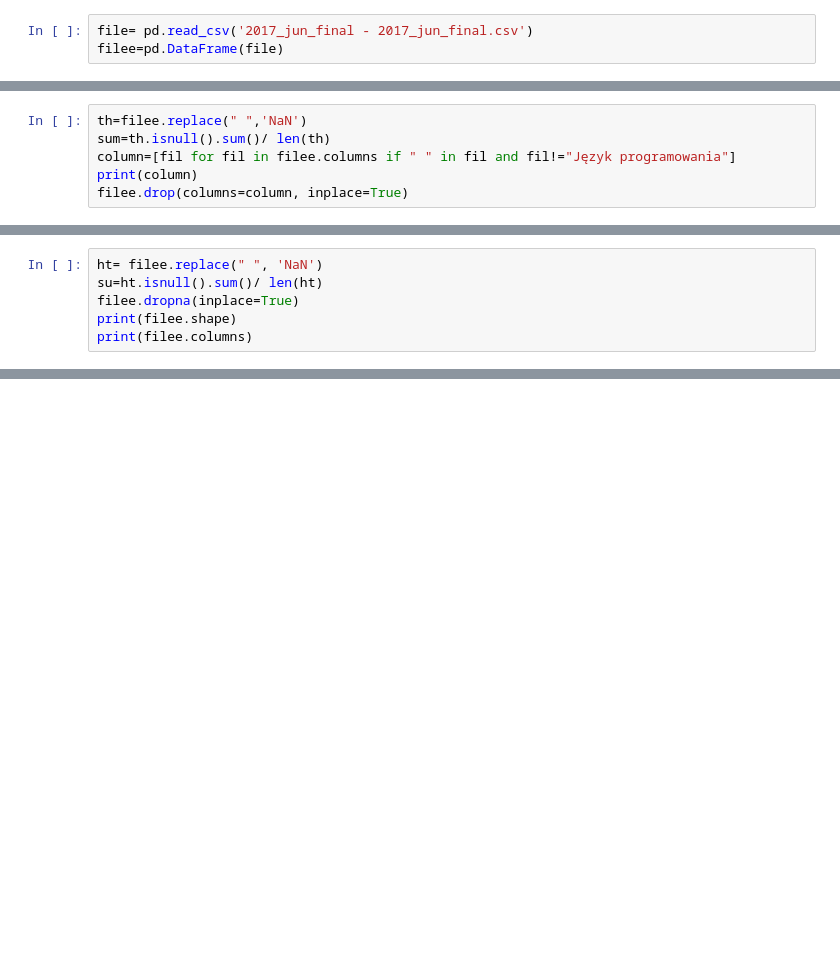
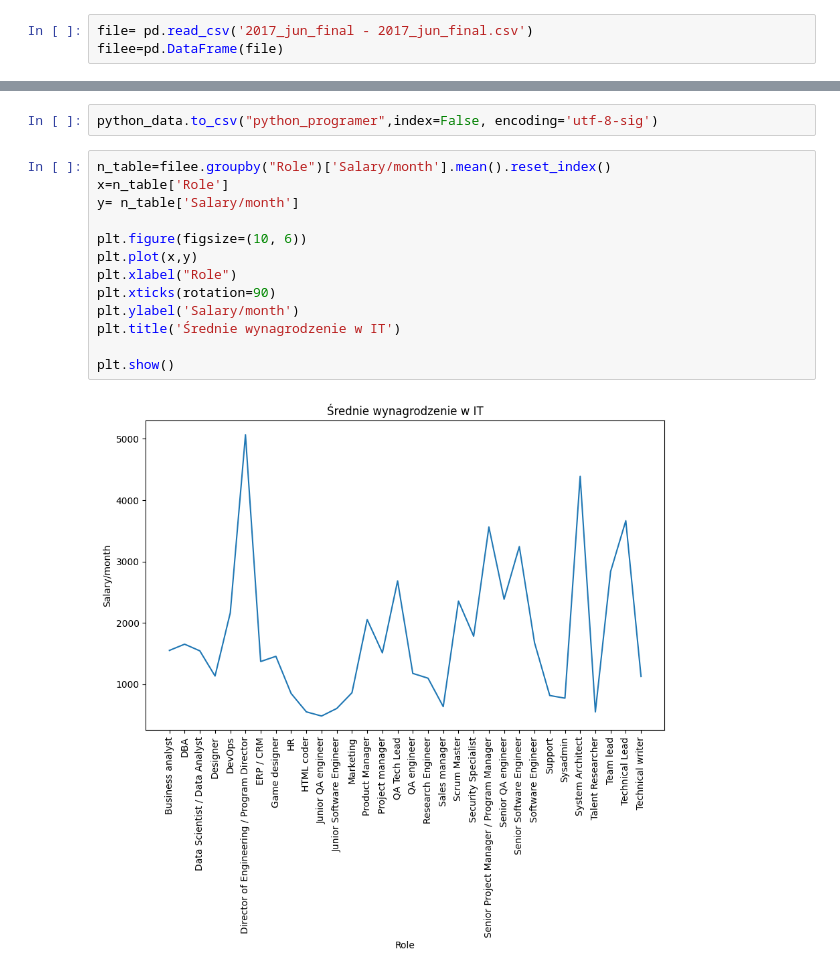
Before and after one commit to pawel544/dzia-_3, a Jupyter notebook: zad2/Hw2.2.ipynb, the cells around one changed output, grey strips where cells are left out. Drawn from its saved outputs; the diff is of its cells as text; blank space fills up the shorter version.

```diff
--- a/zad2/Hw2.2.ipynb
+++ b/zad2/Hw2.2.ipynb
@@ -36,6 +31,0 @@ dtype: object
-# %%
-th=filee.replace(" ",'NaN')
-sum=th.isnull().sum()/ len(th)
-column=[fil for fil in filee.columns if " " in fil and fil!="Język programowania"]
-print(column)
-filee.drop(columns=column, inplace=True)
@@ -44,6 +31,0 @@ filee.drop(columns=column, inplace=True)
-# %%
-ht= filee.replace(" ", 'NaN')
-su=ht.isnull().sum()/ len(ht)
-filee.dropna(inplace=True)
-print(filee.shape)
-print(filee.columns)
@@ -69,0 +202,17 @@ python_data.to_csv()
+# %%
+python_data.to_csv("python_programer",index=False, encoding='utf-8-sig')
+# %%
+n_table=filee.groupby("Role")['Salary/month'].mean().reset_index()
+x=n_table['Role']
+y= n_table['Salary/month']
+
+plt.figure(figsize=(10, 6))
+plt.plot(x,y)
+plt.xlabel("Role")
+plt.xticks(rotation=90)
+plt.ylabel('Salary/month')
+plt.title('Średnie wynagrodzenie w IT')
+
+plt.show()
+# %% [output]
+[figure, added]
```
Also changed, not shown: parts of 17 cells of this notebook, 1 other file.
